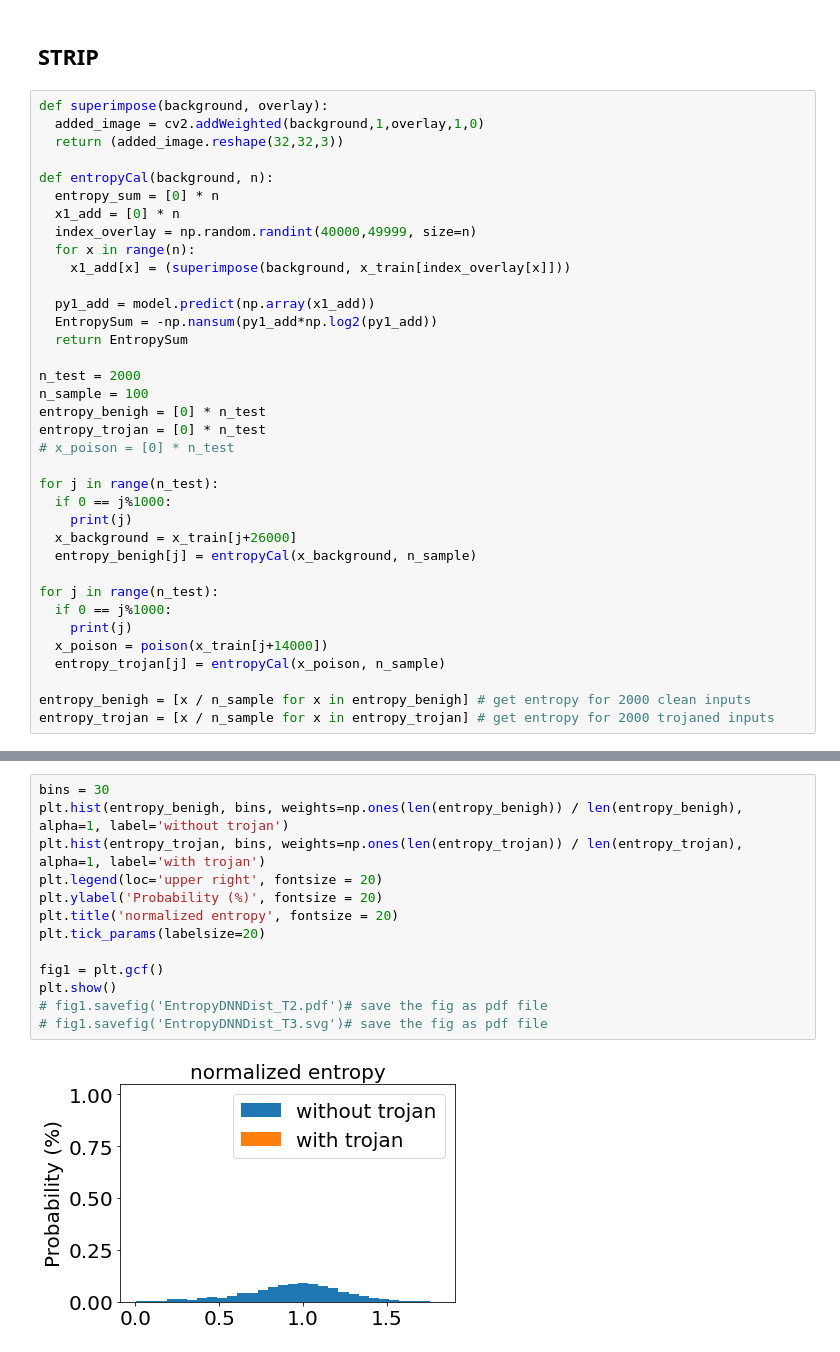
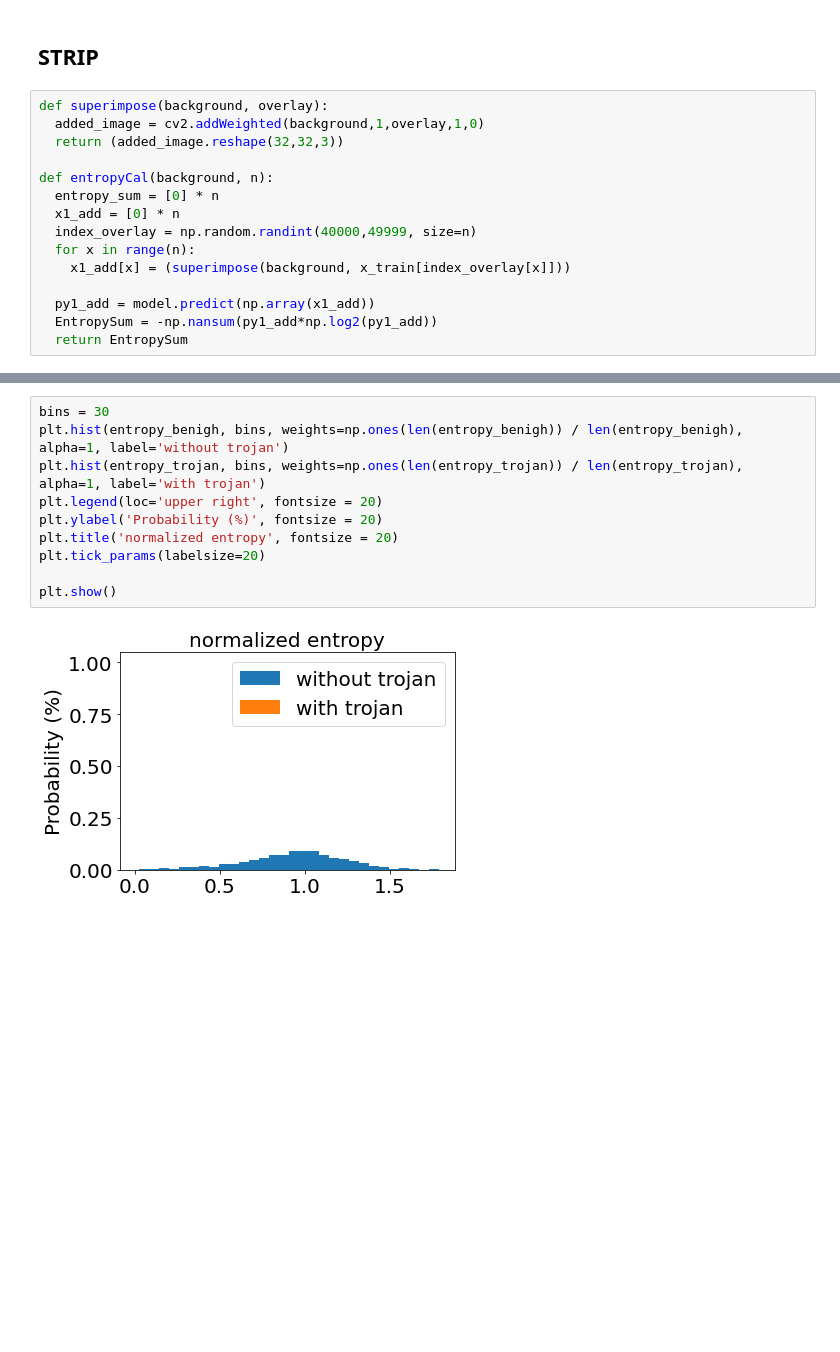
Before and after one commit to amecava/strip, a Jupyter notebook: STRIP_CIFAR10.ipynb, the cells around one changed output, grey strips where cells are left out. Cells and saved outputs as stored; diff of their text form; blank space fills up the shorter version.

```diff
--- a/STRIP_CIFAR10.ipynb
+++ b/STRIP_CIFAR10.ipynb
@@ -212,24 +225,3 @@ def entropyCal(background, n):
   py1_add = model.predict(np.array(x1_add))
   EntropySum = -np.nansum(py1_add*np.log2(py1_add))
   return EntropySum
-
-n_test = 2000
-n_sample = 100
-entropy_benigh = [0] * n_test
-entropy_trojan = [0] * n_test
-# x_poison = [0] * n_test
-
-for j in range(n_test):
-  if 0 == j%1000:
-    print(j)
-  x_background = x_train[j+26000]
-  entropy_benigh[j] = entropyCal(x_background, n_sample)
-
-for j in range(n_test):
-  if 0 == j%1000:
-    print(j)
-  x_poison = poison(x_train[j+14000])
-  entropy_trojan[j] = entropyCal(x_poison, n_sample)
-
-entropy_benigh = [x / n_sample for x in entropy_benigh] # get entropy for 2000 clean inputs
-entropy_trojan = [x / n_sample for x in entropy_trojan] # get entropy for 2000 trojaned inputs
@@ -241,18 +244,15 @@ entropy_trojan = [x / n_sample for x in entropy_trojan] # get entropy for 2000 t
 # %%
 bins = 30
 plt.hist(entropy_benigh, bins, weights=np.ones(len(entropy_benigh)) / len(entropy_benigh), alpha=1, label='without trojan')
 plt.hist(entropy_trojan, bins, weights=np.ones(len(entropy_trojan)) / len(entropy_trojan), alpha=1, label='with trojan')
 plt.legend(loc='upper right', fontsize = 20)
 plt.ylabel('Probability (%)', fontsize = 20)
 plt.title('normalized entropy', fontsize = 20)
 plt.tick_params(labelsize=20)
 
-fig1 = plt.gcf()
 plt.show()
-# fig1.savefig('EntropyDNNDist_T2.pdf')# save the fig as pdf file
-# fig1.savefig('EntropyDNNDist_T3.svg')# save the fig as pdf file
 # %% [output]
-[figure, old version]
+[figure, new version]
 # %%
 # As trojaned entropy is sometimes too small to be visible.
 # This is to visulize the entropy distribution of the trojaned inputs under such case.
```
Also changed, not shown: parts of 10 cells of this notebook, 1 other file.
